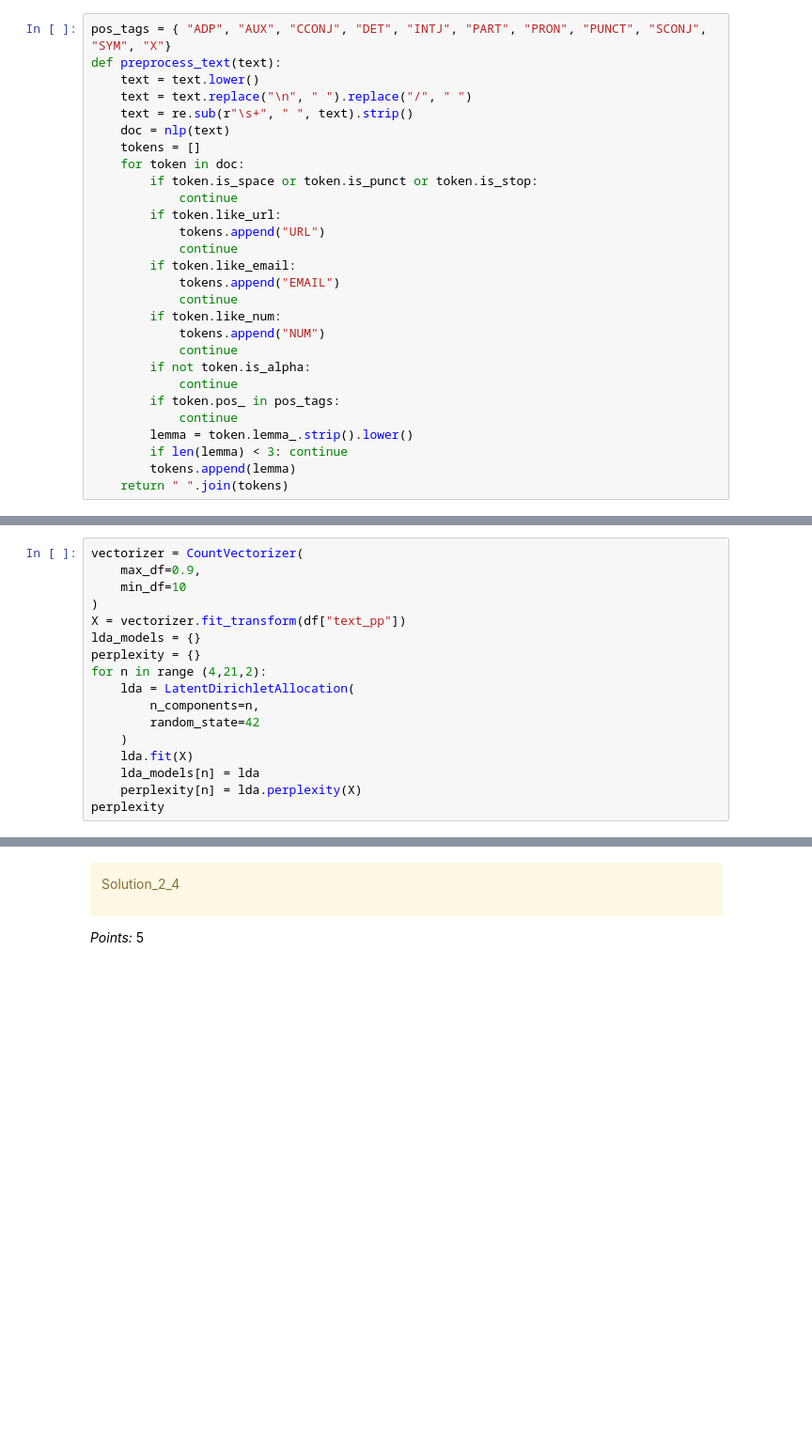
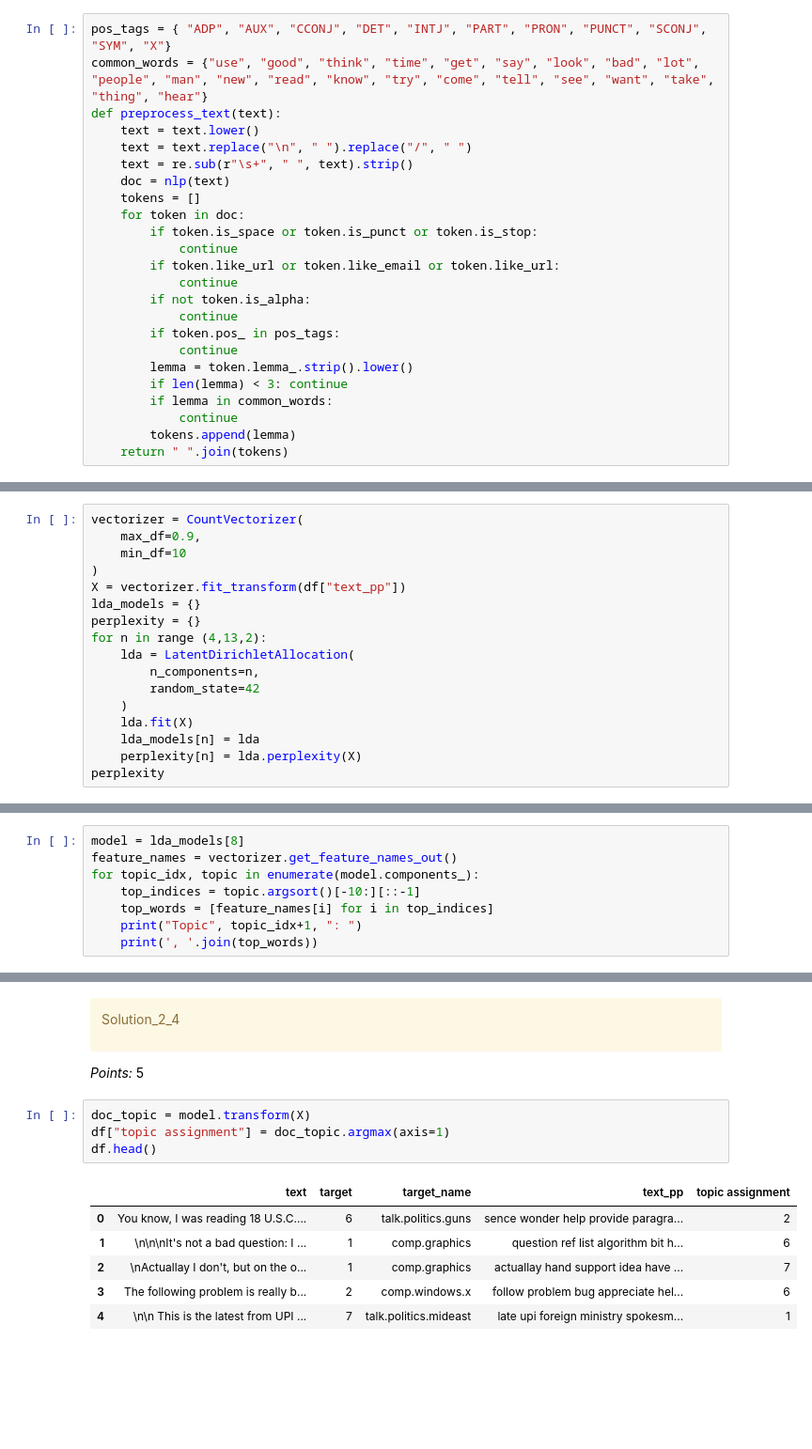
Before and after one commit to stevancv/330_hw7, a Jupyter notebook: hw7.ipynb, the cells around one changed output, grey strips where cells are left out. Shown at 94% size. Drawn from its saved outputs; the diff is of its cells as text; blank space fills up the shorter version.

```diff
--- a/hw7.ipynb
+++ b/hw7.ipynb
@@ -518,6 +518,7 @@ Solution_2_1
 _Points:_ 8
 # %%
 pos_tags = { "ADP", "AUX", "CCONJ", "DET", "INTJ", "PART", "PRON", "PUNCT", "SCONJ", "SYM", "X"}
+common_words = {"use", "good", "think", "time", "get", "say", "look", "bad", "lot", "people", "man", "new", "read", "know", "try", "come", "tell", "see", "want", "take", "thing", "hear"}
 def preprocess_text(text):
     text = text.lower()
     text = text.replace("\n", " ").replace("/", " ")
@@ -527,14 +528,7 @@ def preprocess_text(text):
     for token in doc:
         if token.is_space or token.is_punct or token.is_stop:
             continue
-        if token.like_url:
-            tokens.append("URL")
-            continue
-        if token.like_email:
-            tokens.append("EMAIL")
-            continue
-        if token.like_num:
-            tokens.append("NUM")
+        if token.like_url or token.like_email or token.like_url:
             continue
         if not token.is_alpha:
             continue
@@ -542,6 +536,8 @@ def preprocess_text(text):
             continue
         lemma = token.lemma_.strip().lower()
         if len(lemma) < 3: continue
+        if lemma in common_words:
+            continue
         tokens.append(lemma)
     return " ".join(tokens)
 # %%
@@ -589,7 +585,7 @@ vectorizer = CountVectorizer(
 X = vectorizer.fit_transform(df["text_pp"])
 lda_models = {}
 perplexity = {}
-for n in range (4,21,2):
+for n in range (4,13,2):
     lda = LatentDirichletAllocation(
         n_components=n,
         random_state=42
@@ -630,3 +622,11 @@ Solution_2_3
 </div>
 
 _Points:_ 5
+# %%
+model = lda_models[8]
+feature_names = vectorizer.get_feature_names_out()
+for topic_idx, topic in enumerate(model.components_):
+    top_indices = topic.argsort()[-10:][::-1]
+    top_words = [feature_names[i] for i in top_indices]
+    print("Topic", topic_idx+1, ": ")
+    print(', '.join(top_words))
@@ -650,6 +676,17 @@ Solution_2_4
 </div>
 
 _Points:_ 5
+# %%
+doc_topic = model.transform(X)
+df["topic assignment"] = doc_topic.argmax(axis=1)
+df.head()
+# %% [output]
+|  | text | target | target_name | text_pp | topic assignment |
+| 0 | You know, I was reading 18 U.S.C.... | 6 | talk.politics.guns | sence wonder help provide paragra... | 2 |
+| 1 | \n\n\nIt's not a bad question: I ... | 1 | comp.graphics | question ref list algorithm bit h... | 6 |
+| 2 | \nActuallay I don't, but on the o... | 1 | comp.graphics | actuallay hand support idea have ... | 7 |
+| 3 | The following problem is really b... | 2 | comp.windows.x | follow problem bug appreciate hel... | 6 |
+| 4 | \n\n This is the latest from UPI ... | 7 | talk.politics.mideast | late upi foreign ministry spokesm... | 1 |
 # %% [markdown]
 <!-- END QUESTION -->
 
```
Also changed, not shown: parts of 4 cells of this notebook.
